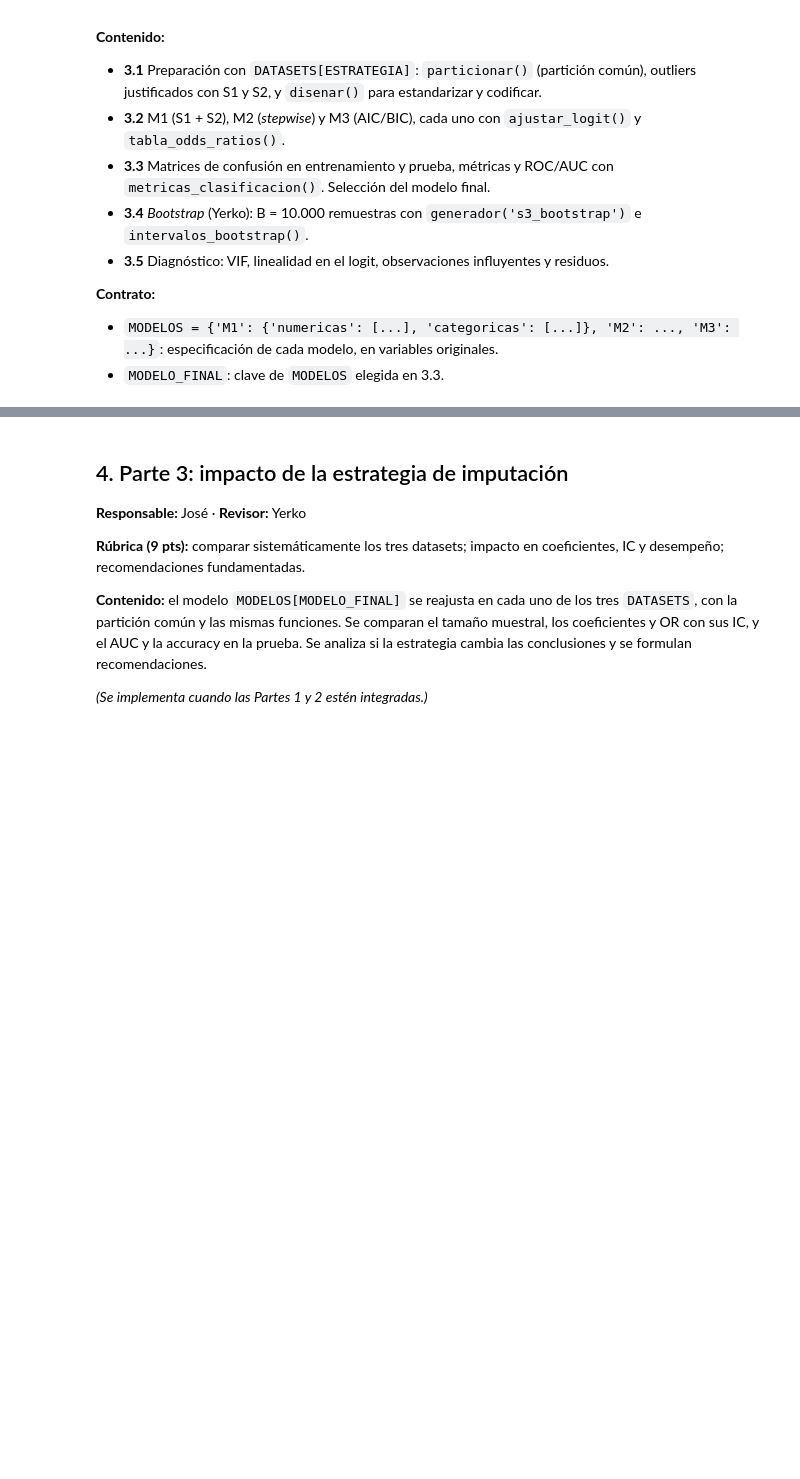
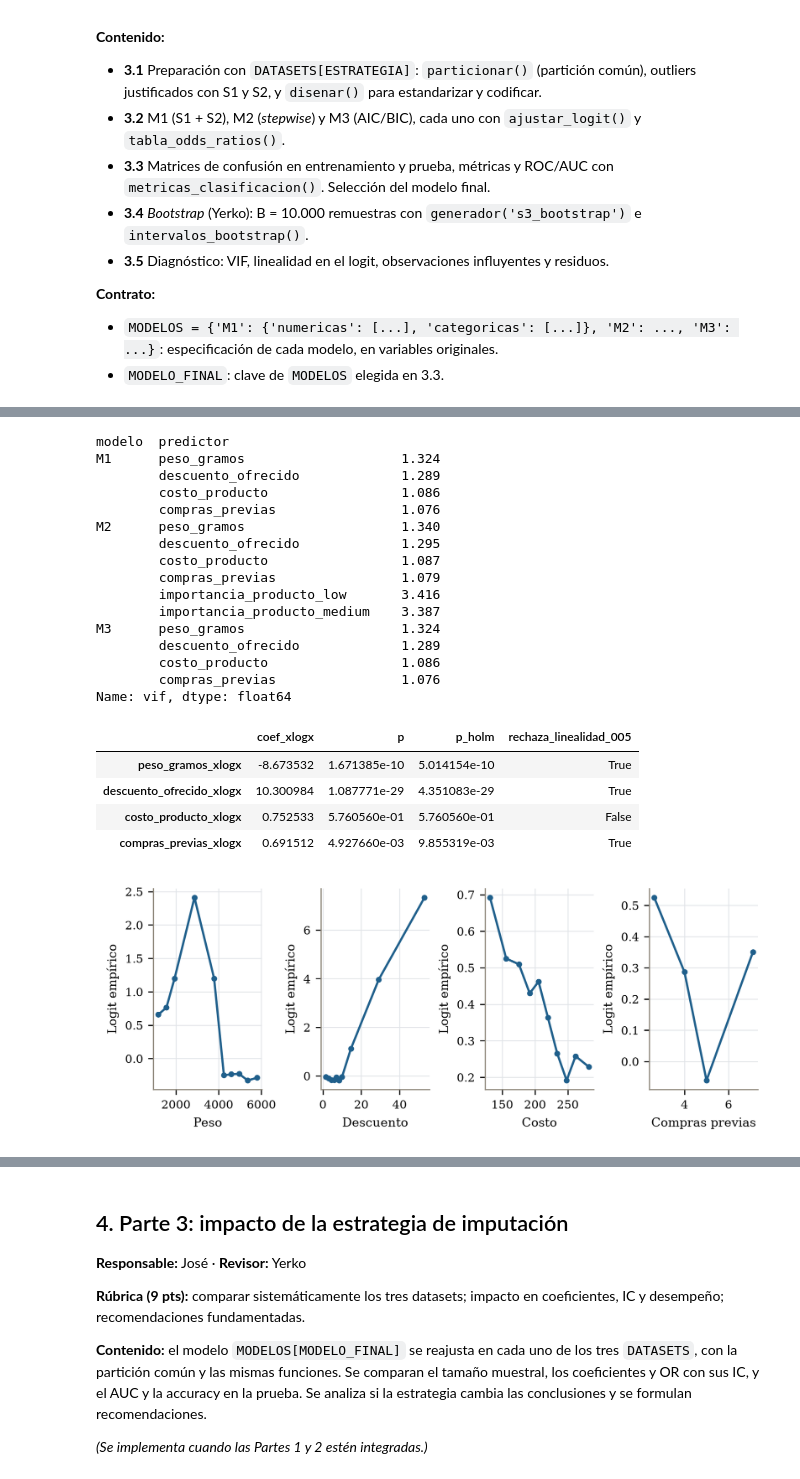
Before and after one commit to joserodriguezc/grupo_1_estadistica_computacional, a Jupyter notebook: sumativa_3/notebooks/sumativa_3_grupo1.ipynb, the cells around one changed output, grey strips where cells are left out. Saved outputs shown, nothing was run; the diff lists cells and outputs as text; code cells hidden in the pictures; blank space fills up the shorter version.

```diff
--- a/sumativa_3/notebooks/sumativa_3_grupo1.ipynb
+++ b/sumativa_3/notebooks/sumativa_3_grupo1.ipynb
@@ -991,0 +1183,68 @@ Estrategia elegida: regresion | datasets exportados en sumativa_3/outputs/datos/
+# %%
+def vif_s3(X):
+    A = sm.add_constant(X, has_constant='add')
+    return pd.Series({c: variance_inflation_factor(A.to_numpy(float), i) for i,c in enumerate(A.columns) if c != 'const'}, name='vif')
+vifs_s3 = pd.concat({k: vif_s3(X_train_s3[columnas_s3(s['numericas'] + s['categoricas'])]) for k,s in MODELOS.items()}, names=['modelo','predictor'])
+vifs_s3.to_csv(TABLAS / 'modelos_vif.csv')
+f2_vif = pd.read_csv(F2 / 'outputs/tablas/vif.csv', index_col=0)['vif']
+f2_or = pd.read_csv(F2 / 'outputs/tablas/coeficientes_odds_ratios.csv', index_col=0)
+comparacion_f2 = coeficientes_s3.loc['M1', ['or_unidad','or_unidad_inf','or_unidad_sup','unidad']].rename(columns=lambda c: c + '_s3' if c != 'unidad' else c)
+comparacion_f2 = comparacion_f2.join(f2_or[['or_unidad','or_unidad_inf','or_unidad_sup']].add_suffix('_f2'))
+comparacion_f2['vif_f2'] = f2_vif; comparacion_f2['vif_s3'] = vifs_s3.loc['M1']
+comparacion_f2['cambio_or_pct'] = 100 * (comparacion_f2.or_unidad_s3 / comparacion_f2.or_unidad_f2 - 1)
+comparacion_f2.to_csv(TABLAS / 'modelos_comparacion_f2.csv')
+correlacion_s3 = pd.DataFrame([{'dataset': k, 'rho_peso_descuento': d.peso_gramos.corr(d.descuento_ofrecido, method='spearman')}
+                              for k,d in [('original', df), ('regresion', DATASETS['regresion'])]])
+correlacion_s3.to_csv(TABLAS / 'modelos_correlacion_peso_descuento.csv', index=False)
+spec_final_s3 = MODELOS[MODELO_FINAL]
+cols_final_s3 = columnas_s3(spec_final_s3['numericas'] + spec_final_s3['categoricas'])
+X_final_s3 = sm.add_constant(X_train_s3[cols_final_s3], has_constant='add')
+modelo_final_s3 = AJUSTES_S3[MODELO_FINAL]
+X_bt = X_final_s3.copy(); terminos_bt = []
+for v in spec_final_s3['numericas']:
+    x = train_s3[v].astype(float)
+    assert x.min() > 0, 'Box–Tidwell requiere valores positivos.'
+    termino = v + '_xlogx'; terminos_bt.append(termino)
+    z = x * np.log(x)
+    X_bt[termino] = (z - z.mean()) / z.std(ddof=1)
+modelo_bt = ajustar_logit(X_bt.drop(columns='const'), y_train_s3)
+bt_s3 = pd.DataFrame({'coef_xlogx': modelo_bt.params[terminos_bt], 'p': modelo_bt.pvalues[terminos_bt]})
+bt_s3['p_holm'] = multipletests(bt_s3['p'], method='holm')[1]
+bt_s3['rechaza_linealidad_005'] = bt_s3.p_holm < .05
+bt_s3.to_csv(TABLAS / 'modelos_box_tidwell.csv')
+pd.DataFrame([{'lr': 2*(modelo_bt.llf-modelo_final_s3.llf), 'gl': len(terminos_bt),
+               'p': p_lr_s3(modelo_bt, modelo_final_s3)}]).to_csv(TABLAS / 'modelos_box_tidwell_conjunto.csv', index=False)
+display(comparacion_f2.round(4)); display(vifs_s3.round(3)); display(bt_s3)
+fig, axes = plt.subplots(1, len(spec_final_s3['numericas']), figsize=(ANCHO, 2.4), squeeze=False)
+logit_filas = []
+for ax,v in zip(axes[0], spec_final_s3['numericas']):
+    tmp = pd.DataFrame({'x': train_s3[v], 'y': y_train_s3})
+    grupos = tmp.groupby(pd.qcut(tmp.x, 10, duplicates='drop'), observed=True).agg(x=('x','mean'), n=('y','size'), atrasos=('y','sum'))
+    grupos['logit'] = np.log((grupos.atrasos + .5)/(grupos.n - grupos.atrasos + .5))
+    ax.plot(grupos.x, grupos.logit, 'o-', color=AZUL, ms=3); ax.set(xlabel=ETIQ[v], ylabel='Logit empírico')
+    logit_filas.append(grupos.assign(variable=v).reset_index(drop=True))
+pd.concat(logit_filas).to_csv(TABLAS / 'modelos_logit_empirico.csv', index=False)
+guardar('fig_3_5_logit_empirico', fig)
+# %% [output]
+modelo  predictor
+M1      peso_gramos                    1.324
+        descuento_ofrecido             1.289
+        costo_producto                 1.086
+        compras_previas                1.076
+M2      peso_gramos                    1.340
+        descuento_ofrecido             1.295
+        costo_producto                 1.087
+        compras_previas                1.079
+        importancia_producto_low       3.416
+        importancia_producto_medium    3.387
+M3      peso_gramos                    1.324
+        descuento_ofrecido             1.289
+        costo_producto                 1.086
+        compras_previas                1.076
+Name: vif, dtype: float64
+|  | coef_xlogx | p | p_holm | rechaza_linealidad_005 |
+| peso_gramos_xlogx | -8.673532 | 1.671385e-10 | 5.014154e-10 | True |
+| descuento_ofrecido_xlogx | 10.300984 | 1.087771e-29 | 4.351083e-29 | True |
+| costo_producto_xlogx | 0.752533 | 5.760560e-01 | 5.760560e-01 | False |
+| compras_previas_xlogx | 0.691512 | 4.927660e-03 | 9.855319e-03 | True |
+[figure, added]
```
Also changed, not shown: parts of 16 cells of this notebook, 45 other files.
